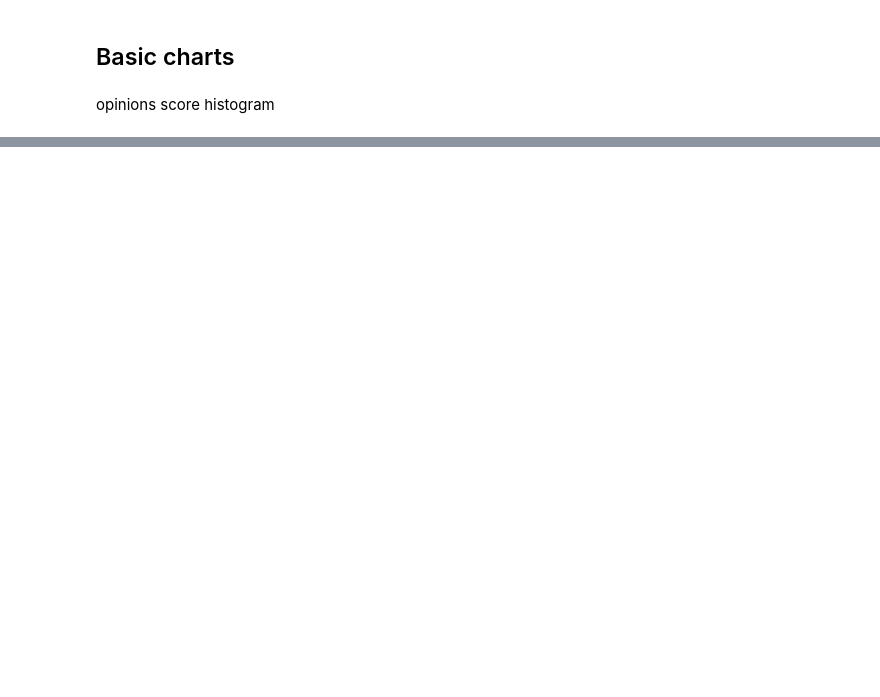
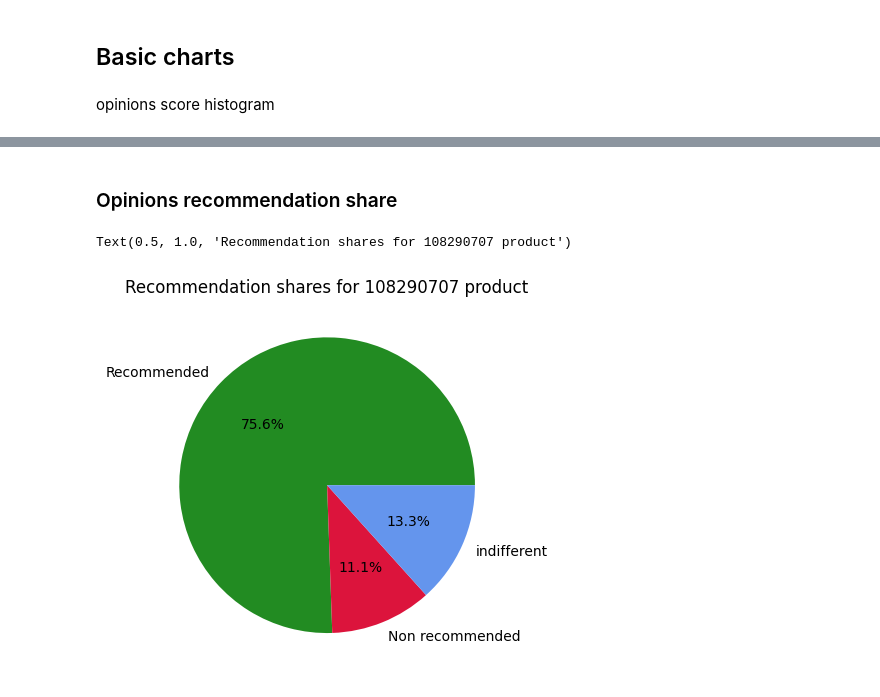
Before and after one commit to itzsalah24/CeneoScraperA12, a Jupyter notebook: analyser.ipynb, the cells around one changed output, grey strips where cells are left out. Drawn from its saved outputs; the diff is of its cells as text; code cells hidden in the pictures; blank space fills up the shorter version.

```diff
--- a/analyser.ipynb
+++ b/analyser.ipynb
@@ -37,0 +64,14 @@ score_distrubtion.plot.bar()
+# %% [markdown]
+### Opinions recommendation share
+# %%
+recommendation_distribution = opinions.recommendation.value_counts(dropna=False).reindex([True, False, np.nan], fill_value = 0)
+recommendation_distribution.plot.pie(
+    labels = ["Recommended", "Non recommended", "indifferent"],
+    label = "",
+    colors = ["forestgreen", "crimson", "cornflowerblue"],
+    autopct = lambda l: "{:1.1f}%".format(l) if l else ""
+)
+plt.title(f"Recommendation shares for {product_id} product")
+# %% [output]
+Text(0.5, 1.0, 'Recommendation shares for 108290707 product')
+[figure, added]
```
Also changed, not shown: parts of 8 cells of this notebook.
